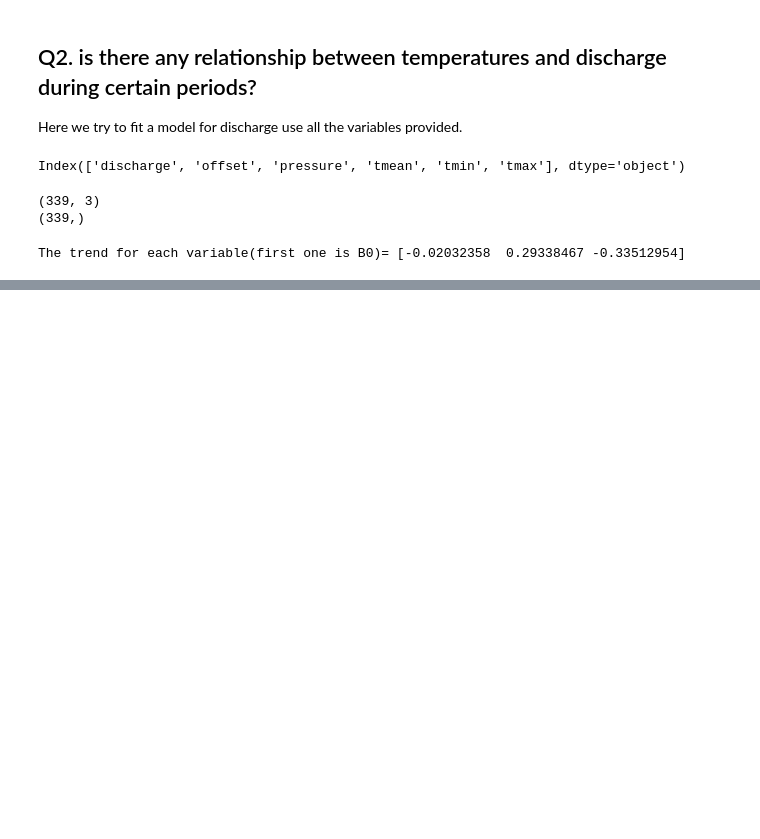
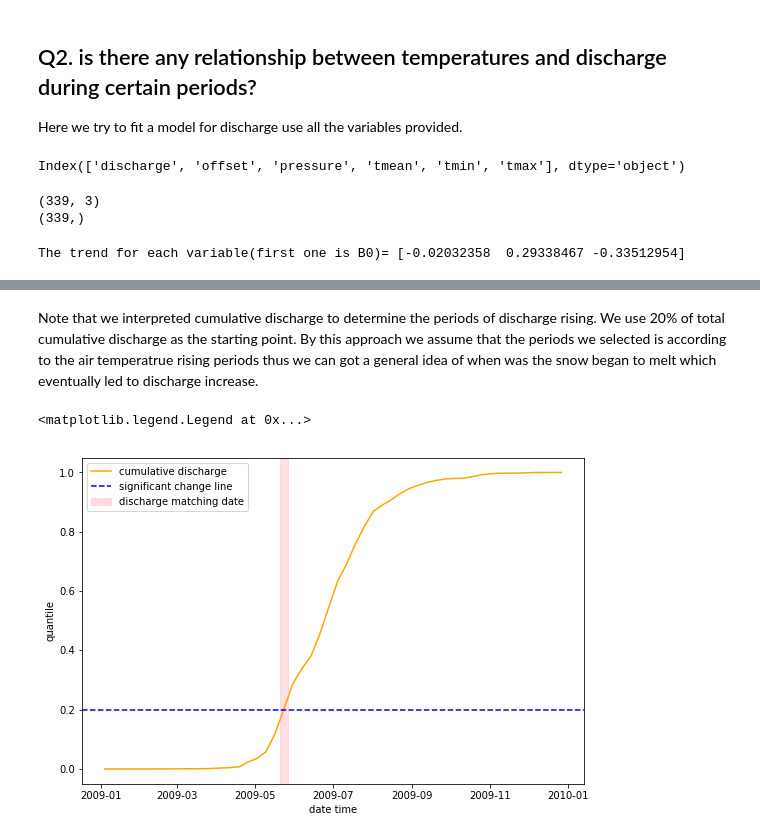
Before and after one commit to AzusaSayuri/UW-Data-analysis, a Jupyter notebook: HW7/Assignment7-XiminHu.ipynb, the cells around one changed output, grey strips where cells are left out. Drawn from its saved outputs; the diff is of its cells as text; code cells hidden in the pictures; blank space fills up the shorter version.

```diff
--- a/HW7/Assignment7-XiminHu.ipynb
+++ b/HW7/Assignment7-XiminHu.ipynb
@@ -502,0 +497,9 @@ The model performance enhanced significantly after taking pressure into account.
+# %%
+#df_c=df_c.set_index(' date_time(inGMT_PDTplus7)')
+discharge=df_c[ ' estimated_discharge(cms)'].resample('W').mean()
+tmean=df_c[' water_temperature(deg_C)'].resample('W').mean()
+df_week=pd.DataFrame(discharge)
+df_week['tmean']=tmean
+df_week.columns=['discharge', 'tmean']
+df_week[df_week['discharge']<0]=0
+df_week.head()
@@ -502,0 +514,7 @@ The model performance enhanced significantly after taking pressure into account.
+# %%
+df_week['datetime']=df_week.index
+cols = df_week.columns.tolist()
+cols1 = cols[-1:] + cols[:-1]
+df_week1=df_week[cols1]
+df_week1=df_week1.reset_index(drop = True)
+df_week1.head()
@@ -502,0 +528,27 @@ The model performance enhanced significantly after taking pressure into account.
+# %% [markdown]
+Note that we interpreted cumulative discharge to determine the periods of discharge rising. We use 20% of total cumulative discharge as the starting point. By this approach we assume that the periods we selected is according to the air temperatrue rising periods thus we can got a general idea of when was the snow began to melt which eventually led to discharge increase.
+# %%
+df_2009=df_week1[0:52]
+from scipy.interpolate import interp1d
+
+dsum2009=np.sum(df_2009['discharge'])
+dcsum2009=np.cumsum(df_2009['discharge'])
+dcp2009=dcsum2009/dsum2009
+
+tsum2009=np.sum(df_2009['tmean'])
+tcsum2009=np.cumsum(df_2009['tmean'])
+tcp2009=tcsum2009/tsum2009
+
+
+plt.figure(figsize=(9,6))
+plt.plot(df_2009['datetime'], dcp2009, label='cumulative discharge', color='orange')
+#plt.plot(df_2009['datetime'], tcp2009, label='cumulative tmean', color='cyan')
+plt.axhline(0.2, color='blue', linestyle='--', label='significant change line')
+plt.axvspan('2009-05-21','2009-05-27', alpha=0.5, color='pink', label='discharge matching date')
+#plt.axvspan('2009-07-05','2009-07-12', alpha=0.2, color='blue', label='temperature matching date')
+plt.xlabel('date time')
+plt.ylabel('quantile')
+plt.legend(loc="best")
+# %% [output]
+<matplotlib.legend.Legend at 0x...>
+[figure, added]
```
Also changed, not shown: parts of 28 cells of this notebook, 6 other files.
